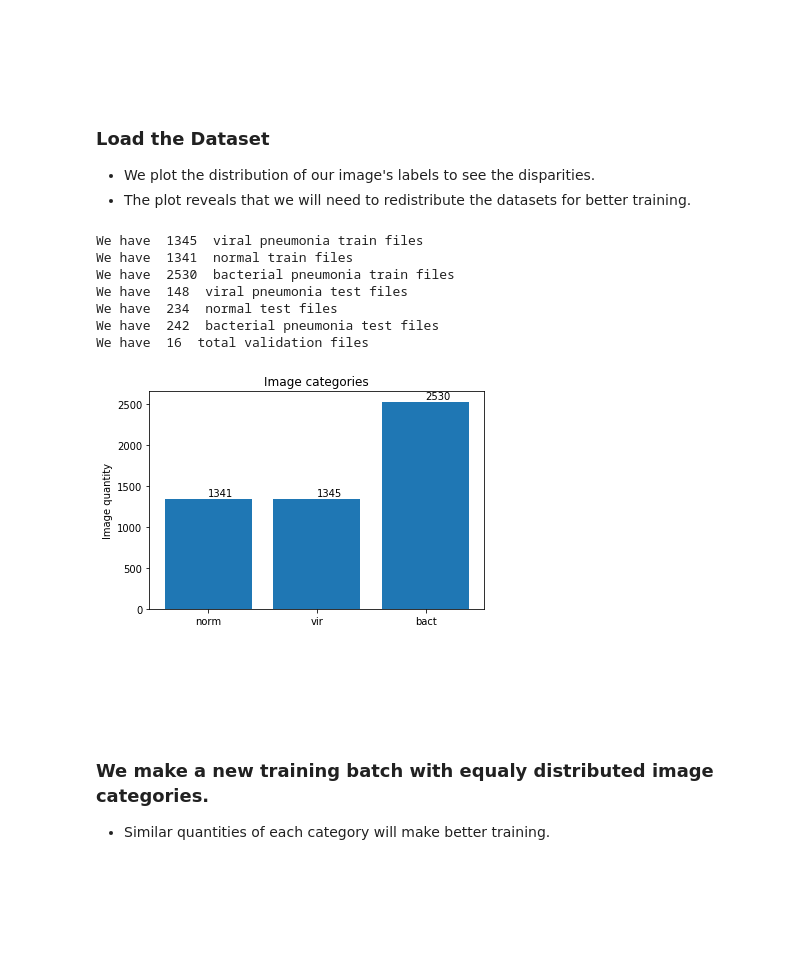
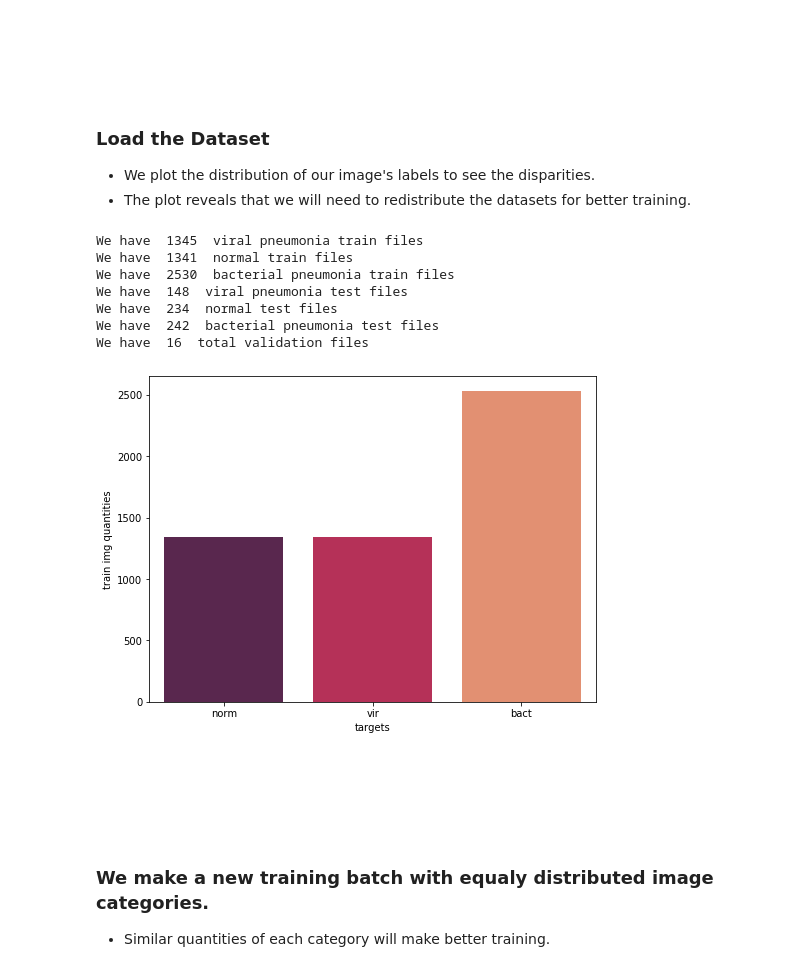
Before and after one commit to JK2018/Epitech---Daily-Repo, a Jupyter notebook: JK - XRAY - 3targets LATEST.ipynb, the cells around one changed output. Drawn from its saved outputs; the diff is of its cells as text; code cells hidden in the pictures; blank space fills up the shorter version.

Commit message:
added ROC AUC and changed plots from Matplotlib to Seaborn

```diff
--- a/JK - XRAY - 3targets LATEST.ipynb
+++ b/JK - XRAY - 3targets LATEST.ipynb
@@ -81,39 +86,45 @@ files_validate = glob.glob(PATH_VAL)
 # shuffle
 random.shuffle(files_train_vir)
 random.shuffle(files_train_bact)
 random.shuffle(files_train_norm)
 random.shuffle(files_test_vir)
 random.shuffle(files_test_bact)
 random.shuffle(files_test_norm)
 
 
 print('We have ', len(files_train_vir) ,' viral pneumonia train files')
 print('We have ', len(files_train_norm) ,' normal train files')
 print('We have ', len(files_train_bact) ,' bacterial pneumonia train files')
 print('We have ', len(files_test_vir) ,' viral pneumonia test files')
 print('We have ', len(files_test_norm) ,' normal test files')
 print('We have ', len(files_test_bact) ,' bacterial pneumonia test files')
 print('We have ', len(files_validate) ,' total validation files')
 
 
 # distrib plot
 x = ('norm', 'vir', 'bact')
 y = [len(files_train_norm),len(files_train_vir),len(files_train_bact)]
-plt.bar(x, height= y)
-plt.ylabel('Image quantity')
-plt.title('Image categories')
-for i, v in enumerate(y):
-    plt.text(x[i] , v+30, str(v))
+
+
+df2 = pd.DataFrame({'targets':x,
+                    'train img quantities':y})
+fig, ax = plt.subplots(figsize=(8,6))
+sns.barplot(x = 'targets',
+            y = 'train img quantities',
+            data = df2,
+            ax=ax,
+            palette = "rocket")
+
 plt.show()
 # %% [output]
 We have  1345  viral pneumonia train files
 We have  1341  normal train files
 We have  2530  bacterial pneumonia train files
 We have  148  viral pneumonia test files
 We have  234  normal test files
 We have  242  bacterial pneumonia test files
 We have  16  total validation files
-[figure, old version]
+[figure, new version]
 # %% [markdown]
 <br/><br/><br/><br/>
 ### We make a new training batch with equaly distributed image categories.
```
Also changed, not shown: parts of 19 cells of this notebook.
